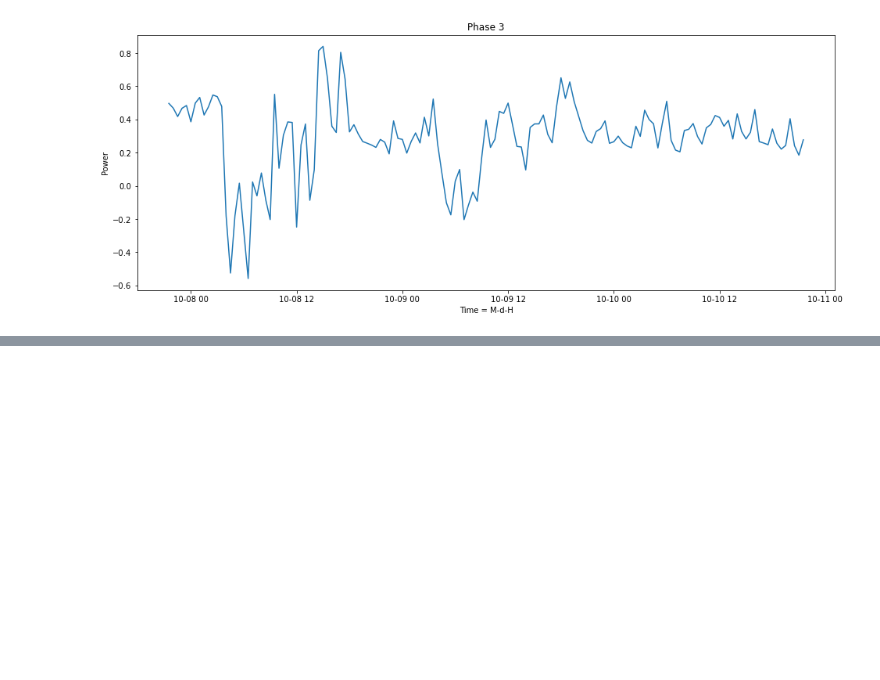
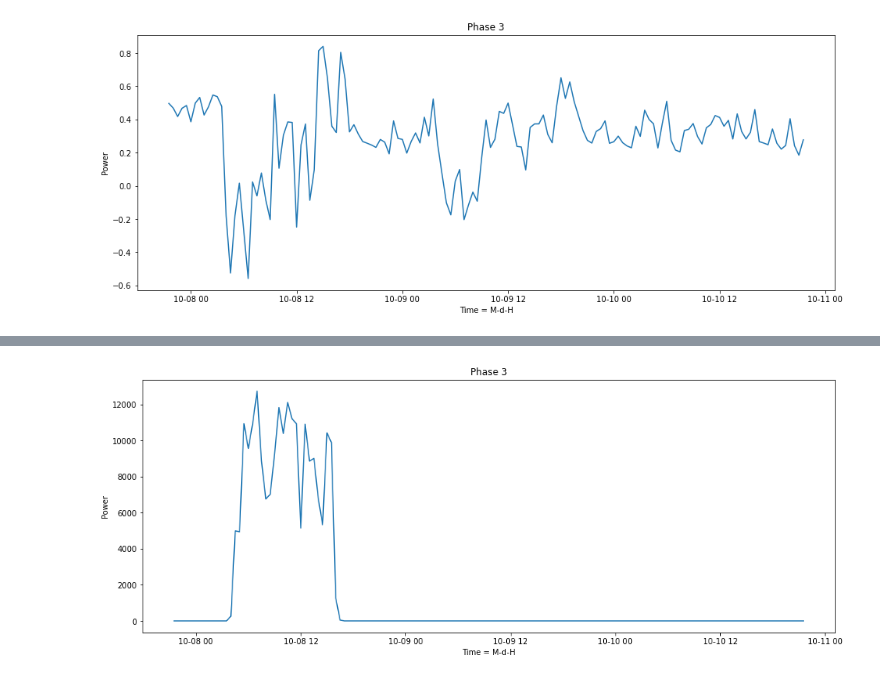
Before and after one commit to GStechschulte/energy-efficiency, a Jupyter notebook: load_profiles/all_machines_load_profile.ipynb, the cells around one changed output, grey strips where cells are left out. Drawn from its saved outputs; the diff is of its cells as text; code cells hidden in the pictures; blank space fills up the shorter version.

```diff
--- a/load_profiles/all_machines_load_profile.ipynb
+++ b/load_profiles/all_machines_load_profile.ipynb
@@ -31,0 +70,4 @@ load_plotter(machine5, True).plot('P', 3, '30T') ## This is interesting - fracti
+# %%
+load_plotter(machine12, True).plot('P', 3, '30T')
+# %% [output]
+[figure, added]
```
Also changed, not shown: parts of 16 cells of this notebook, 1 other file.
